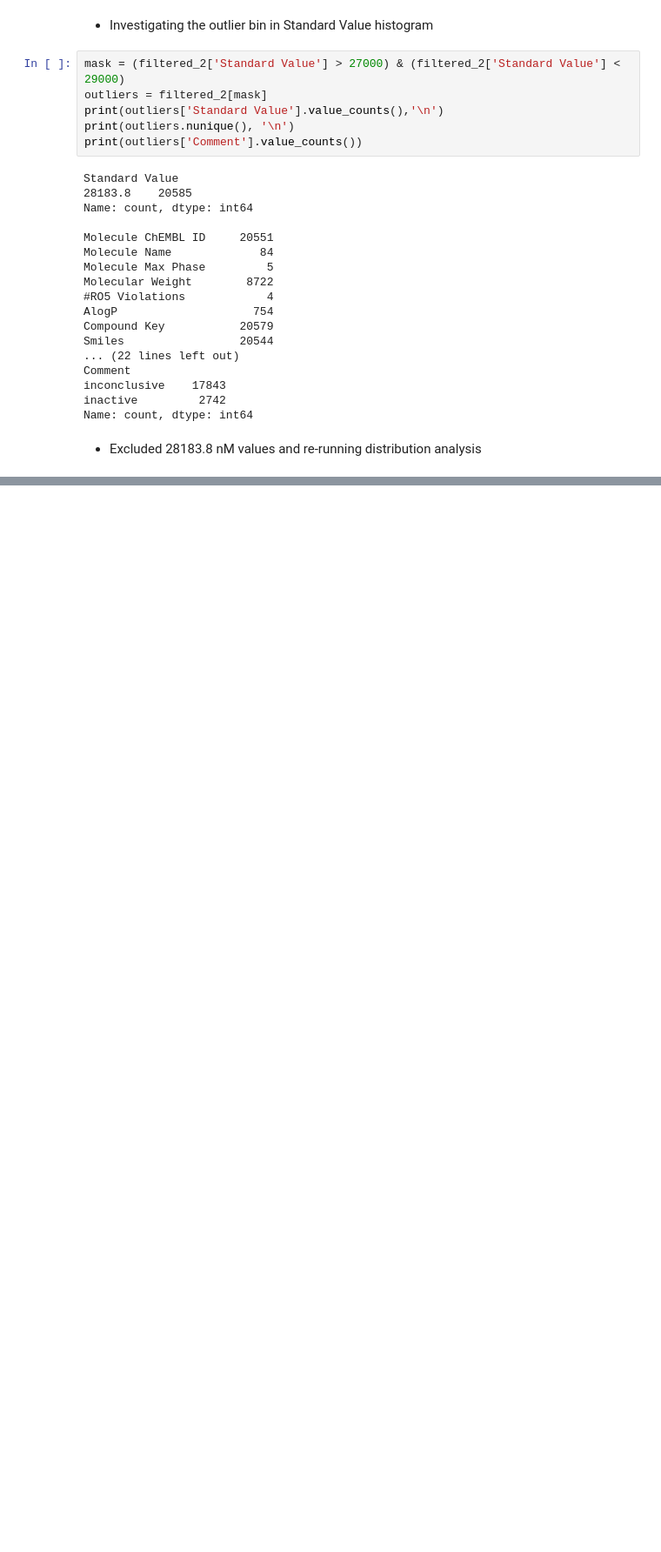
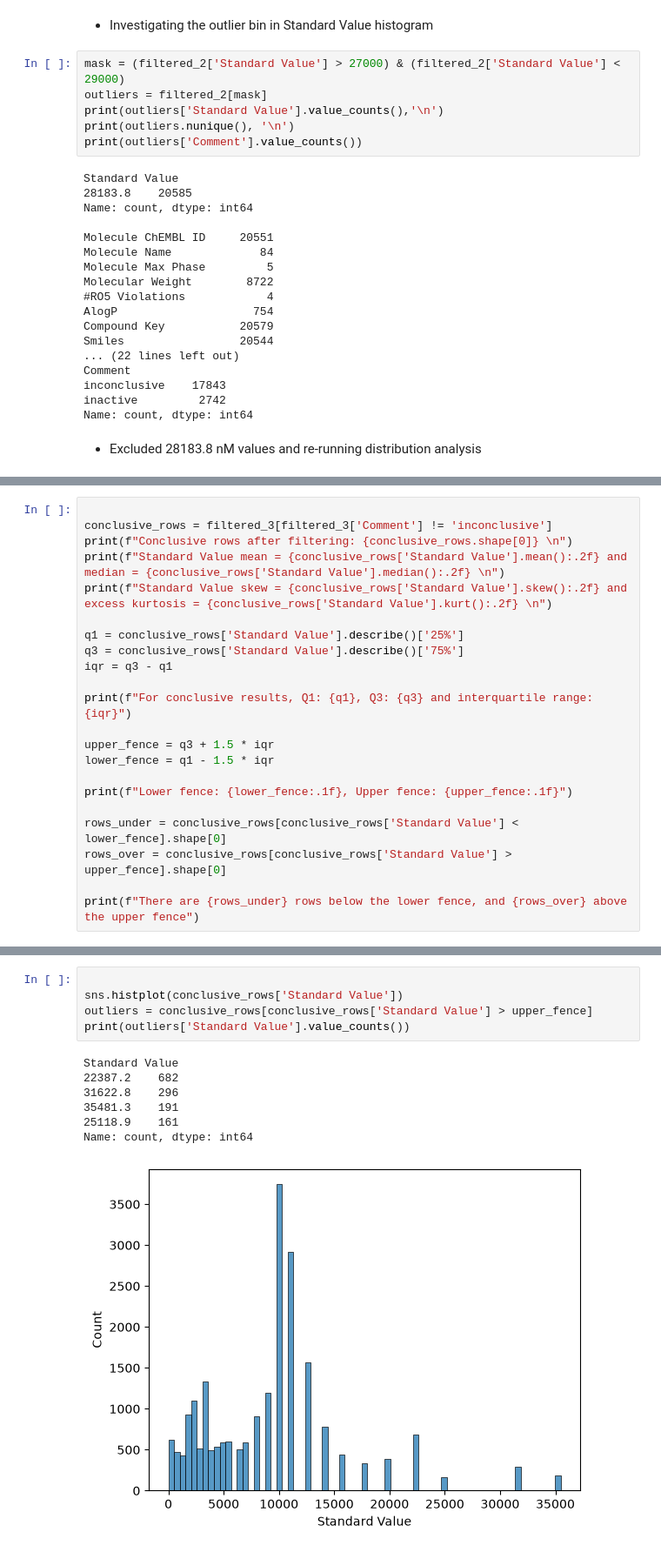
Before and after one commit to TomSCarter/week_9_chembl_eda, a Jupyter notebook: notebooks/Day_2_GLP1_EDA_univariate.ipynb, the cells around one changed output, grey strips where cells are left out. Shown at 87% size. Saved outputs shown, nothing was run; the diff lists cells and outputs as text; blank space fills up the shorter version.

Commit message:
Day 2: audit Standard Value distribution, trace dilution artifacts, exclude inconclusive rows, run IQR analysis

```diff
--- a/notebooks/Day_2_GLP1_EDA_univariate.ipynb
+++ b/notebooks/Day_2_GLP1_EDA_univariate.ipynb
@@ -112,0 +169,22 @@ sns.histplot(filtered_3['Standard Value'])
+# %%
+
+conclusive_rows = filtered_3[filtered_3['Comment'] != 'inconclusive']
+print(f"Conclusive rows after filtering: {conclusive_rows.shape[0]} \n")
+print(f"Standard Value mean = {conclusive_rows['Standard Value'].mean():.2f} and median = {conclusive_rows['Standard Value'].median():.2f} \n")
+print(f"Standard Value skew = {conclusive_rows['Standard Value'].skew():.2f} and excess kurtosis = {conclusive_rows['Standard Value'].kurt():.2f} \n")
+
+q1 = conclusive_rows['Standard Value'].describe()['25%']
+q3 = conclusive_rows['Standard Value'].describe()['75%']
+iqr = q3 - q1
+
+print(f"For conclusive results, Q1: {q1}, Q3: {q3} and interquartile range: {iqr}")
+
+upper_fence = q3 + 1.5 * iqr
+lower_fence = q1 - 1.5 * iqr
+
+print(f"Lower fence: {lower_fence:.1f}, Upper fence: {upper_fence:.1f}")
+
+rows_under = conclusive_rows[conclusive_rows['Standard Value'] < lower_fence].shape[0]
+rows_over = conclusive_rows[conclusive_rows['Standard Value'] > upper_fence].shape[0]
+
+print(f"There are {rows_under} rows below the lower fence, and {rows_over} above the upper fence")
@@ -112,0 +203,13 @@ sns.histplot(filtered_3['Standard Value'])
+# %%
+
+sns.histplot(conclusive_rows['Standard Value'])
+outliers = conclusive_rows[conclusive_rows['Standard Value'] > upper_fence]
+print(outliers['Standard Value'].value_counts())
+# %% [output]
+Standard Value
+22387.2    682
+31622.8    296
+35481.3    191
+25118.9    161
+Name: count, dtype: int64
+[figure, added]
```
Also changed, not shown: parts of 11 cells of this notebook, 1 other file.
